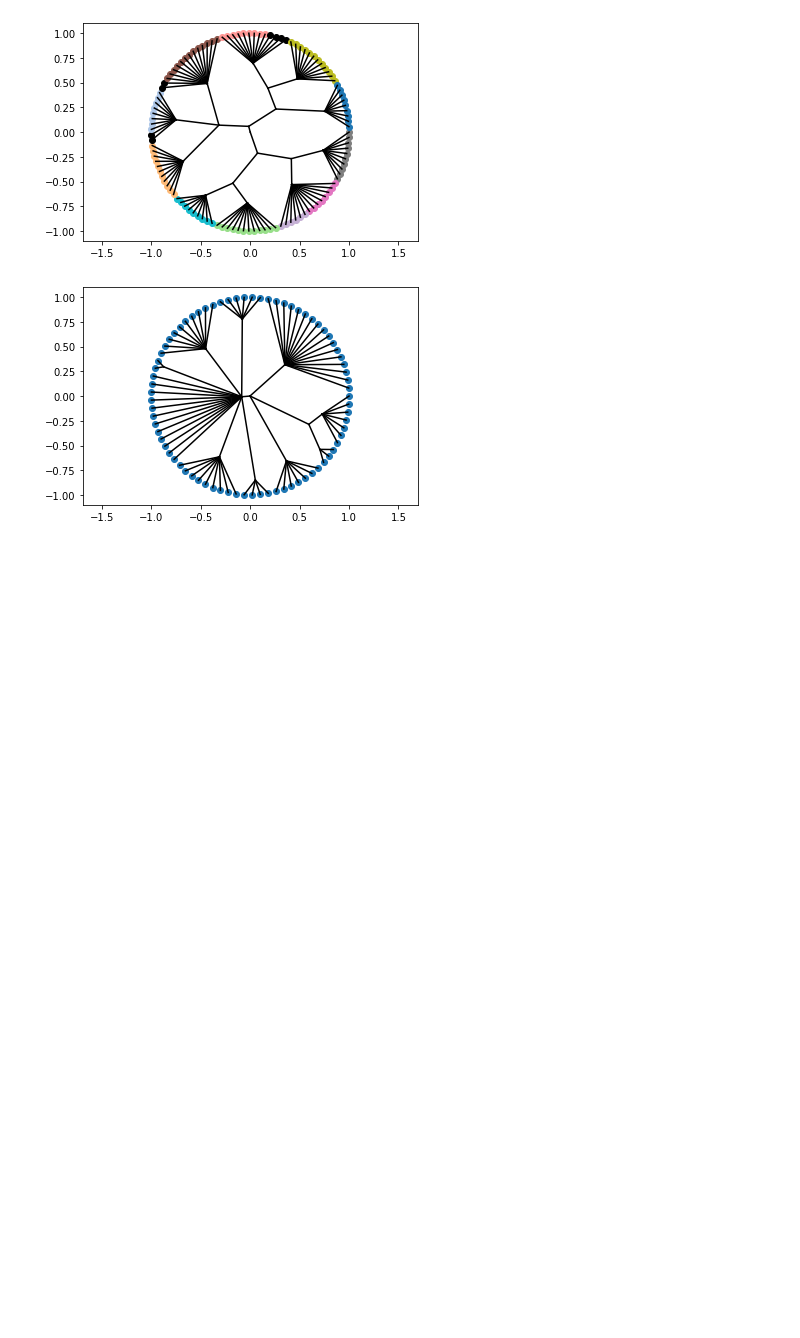
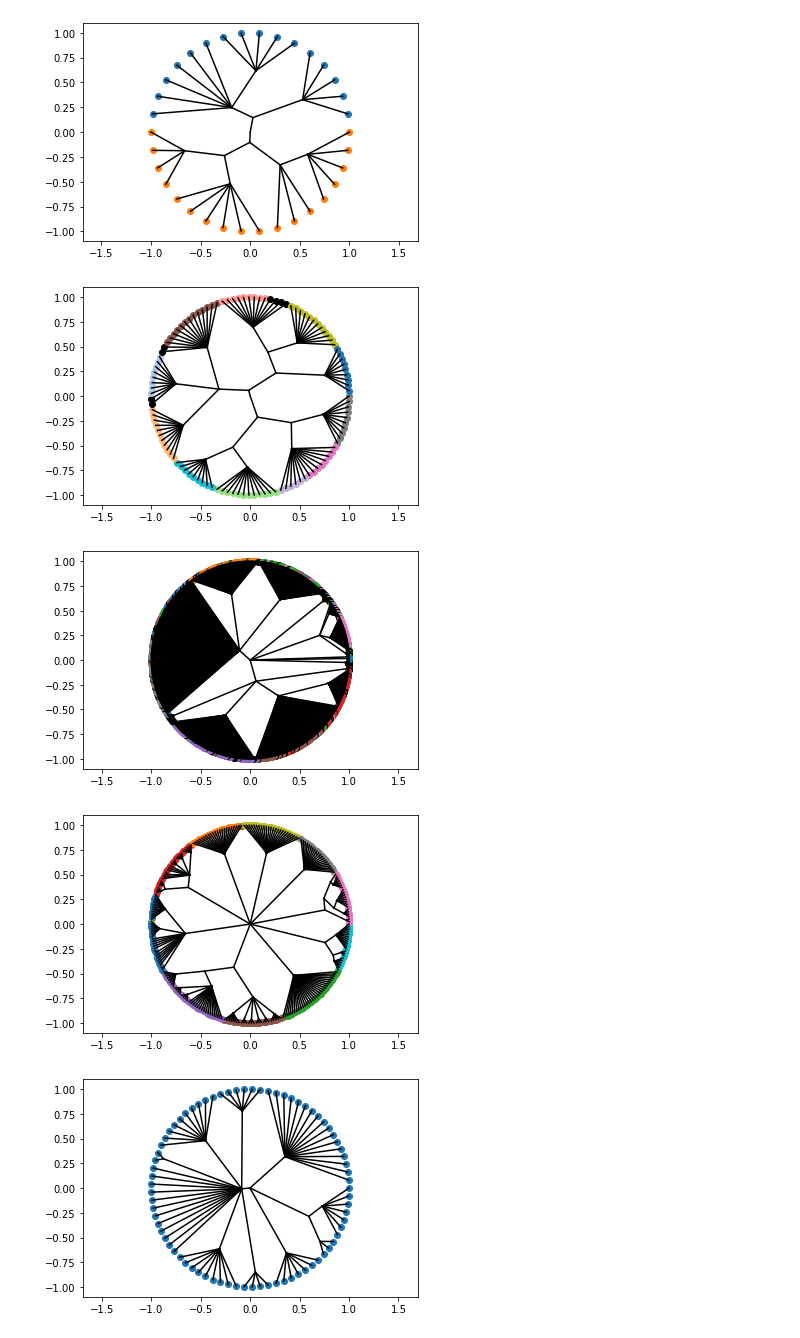
Before and after one commit to jxz12/MyFirstThesis, a Jupyter notebook: code/prune.ipynb, the cells around one changed output. Drawn from its saved outputs; the diff is of its cells as text; code cells hidden in the pictures; blank space fills up the shorter version.

```diff
--- a/code/prune.ipynb
+++ b/code/prune.ipynb
@@ -295,12 +296,15 @@ def bundle(name, merge_dist=.1, tutte_expo=3, skip_lca=True, skip_intra=False, b
         print(svg, file=f)
     svg2png(bytestring=svg, write_to=f'figures/bundled_{name}.png')
 # %%
-# bundle('karate', .1, 3, True, False, .9, .005, .2, .012)
-bundle('football', .1, 3, True, False, .9, .003, .05, .01)
+bundle('karate', .1, 3, True, False, .9, .005, .2, .02)
+# bundle('football', .1, 3, True, False, .9, .003, .05, .01)
 # bundle('caltech', .1, 3, True, False, .9, .002, .005, .002)
 # bundle('lfr', .1, 3, True, False, .9, .003, .1, .005)
 # %% [output]
-[figure, old version]
+[figure, new version]
+[figure, added]
+[figure, added]
+[figure, added]
 # %%
 bundle('lesmis', 0.1, 3, True, False, .9, .005, .2, .012)
 # %% [output]
```
Also changed, not shown: parts of 3 cells of this notebook, 2 other files.
